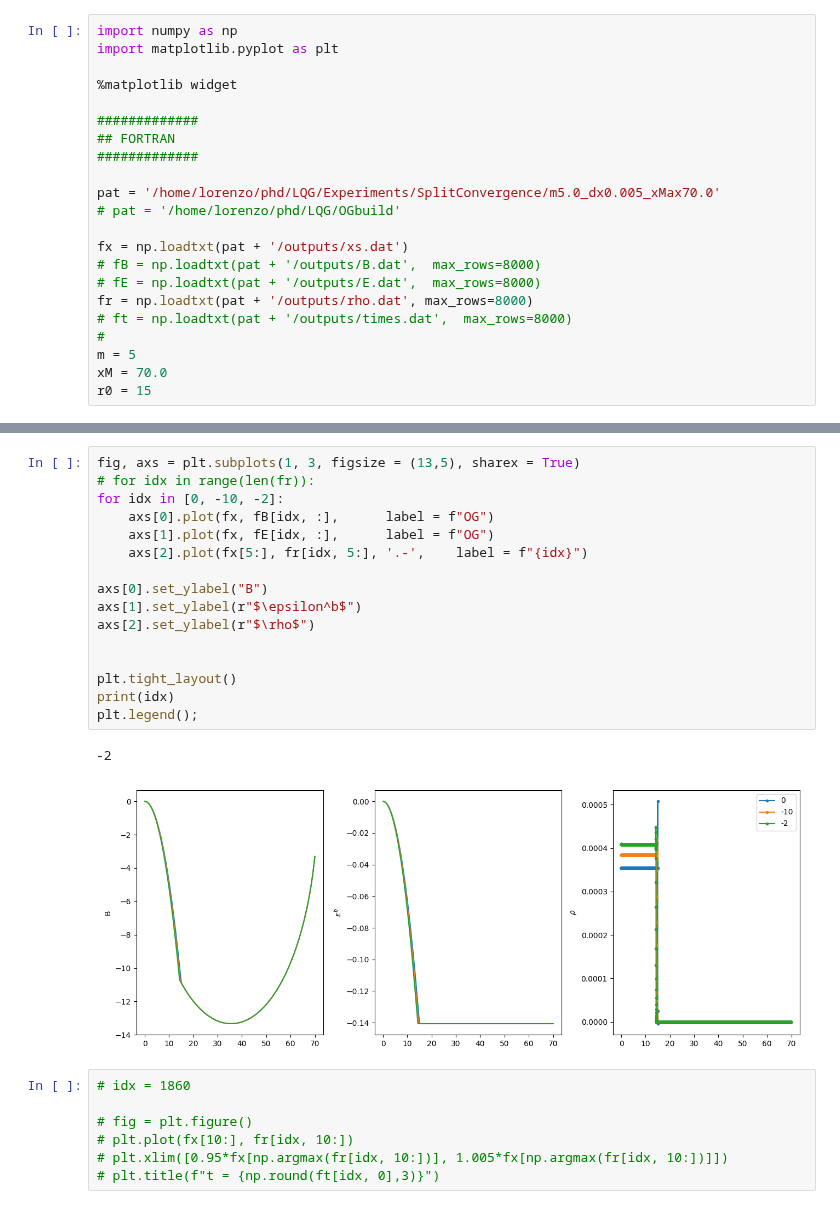
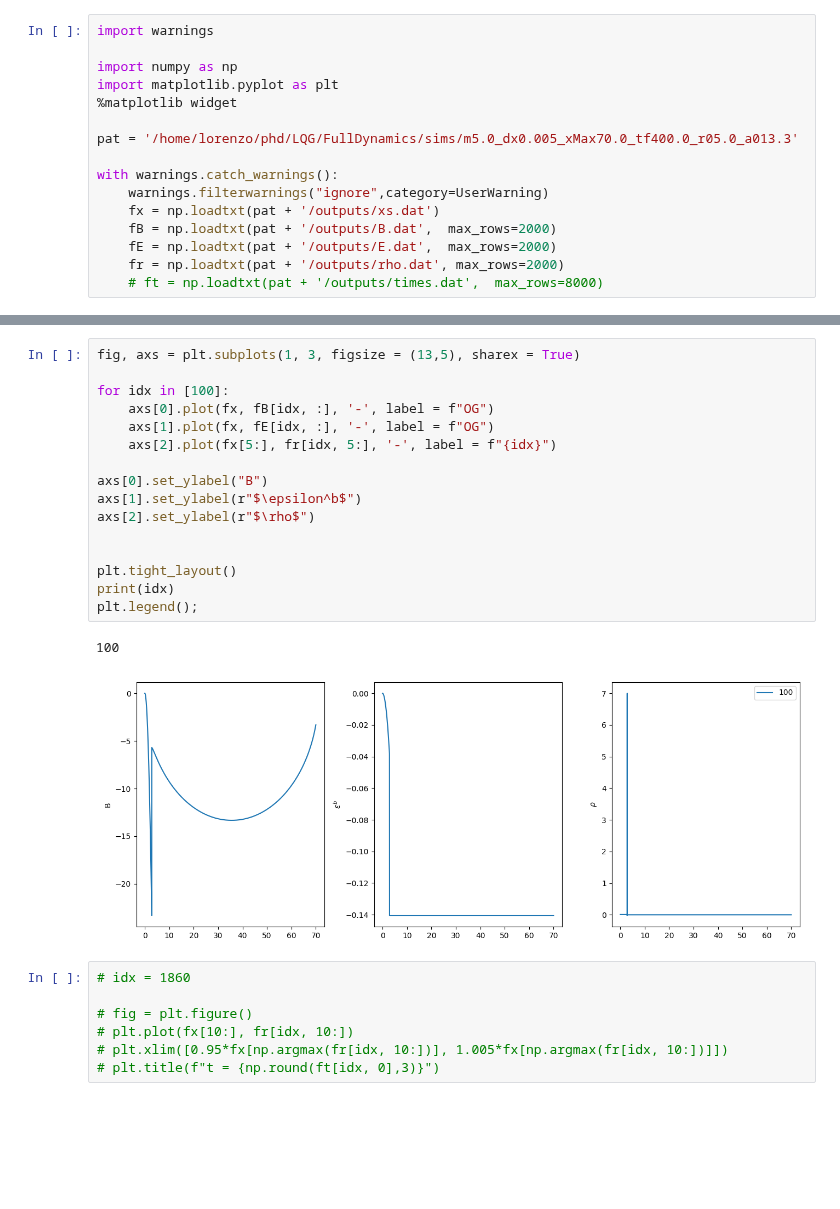
Before and after one commit to LoreCip/LQG-BH-Collapse, a Jupyter notebook: PostProcessing/visual.ipynb, the cells around one changed output, grey strips where cells are left out. Cells and saved outputs as stored; diff of their text form; blank space fills up the shorter version.

```diff
--- a/PostProcessing/visual.ipynb
+++ b/PostProcessing/visual.ipynb
@@ -1,22 +1,16 @@
 # %%
+import warnings
+
 import numpy as np
 import matplotlib.pyplot as plt
-
 %matplotlib widget
 
-#############
-## FORTRAN
-#############
+pat = '/home/lorenzo/phd/LQG/FullDynamics/sims/m5.0_dx0.005_xMax70.0_tf400.0_r05.0_a013.3'
 
-pat = '/home/lorenzo/phd/LQG/Experiments/SplitConvergence/m5.0_dx0.005_xMax70.0'
-# pat = '/home/lorenzo/phd/LQG/OGbuild'
-
-fx = np.loadtxt(pat + '/outputs/xs.dat')
-# fB = np.loadtxt(pat + '/outputs/B.dat',  max_rows=8000)
-# fE = np.loadtxt(pat + '/outputs/E.dat',  max_rows=8000)
-fr = np.loadtxt(pat + '/outputs/rho.dat', max_rows=8000)
-# ft = np.loadtxt(pat + '/outputs/times.dat',  max_rows=8000)
-#
-m = 5
-xM = 70.0
-r0 = 15
+with warnings.catch_warnings():
+    warnings.filterwarnings("ignore",category=UserWarning)
+    fx = np.loadtxt(pat + '/outputs/xs.dat')
+    fB = np.loadtxt(pat + '/outputs/B.dat',  max_rows=2000)
+    fE = np.loadtxt(pat + '/outputs/E.dat',  max_rows=2000)
+    fr = np.loadtxt(pat + '/outputs/rho.dat', max_rows=2000)
+    # ft = np.loadtxt(pat + '/outputs/times.dat',  max_rows=8000)
@@ -33,22 +17,22 @@ plt.plot(fx[10:], fr[i, 10:])
 # %%
 fig, axs = plt.subplots(1, 3, figsize = (13,5), sharex = True)
-# for idx in range(len(fr)):
-for idx in [0, -10, -2]:
-    axs[0].plot(fx, fB[idx, :],      label = f"OG")
-    axs[1].plot(fx, fE[idx, :],      label = f"OG")
-    axs[2].plot(fx[5:], fr[idx, 5:], '.-',    label = f"{idx}")
+
+for idx in [100]:
+    axs[0].plot(fx, fB[idx, :], '-', label = f"OG")
+    axs[1].plot(fx, fE[idx, :], '-', label = f"OG")
+    axs[2].plot(fx[5:], fr[idx, 5:], '-', label = f"{idx}")
 
 axs[0].set_ylabel("B")
 axs[1].set_ylabel(r"$\epsilon^b$")
 axs[2].set_ylabel(r"$\rho$")
 
 
 plt.tight_layout()
 print(idx)
 plt.legend();
 # %% [output]
--2
+100
-[figure, old version]
+[figure, new version]
 # %%
 # idx = 1860
 
```
Also changed, not shown: parts of 2 cells of this notebook, 8 other files.
